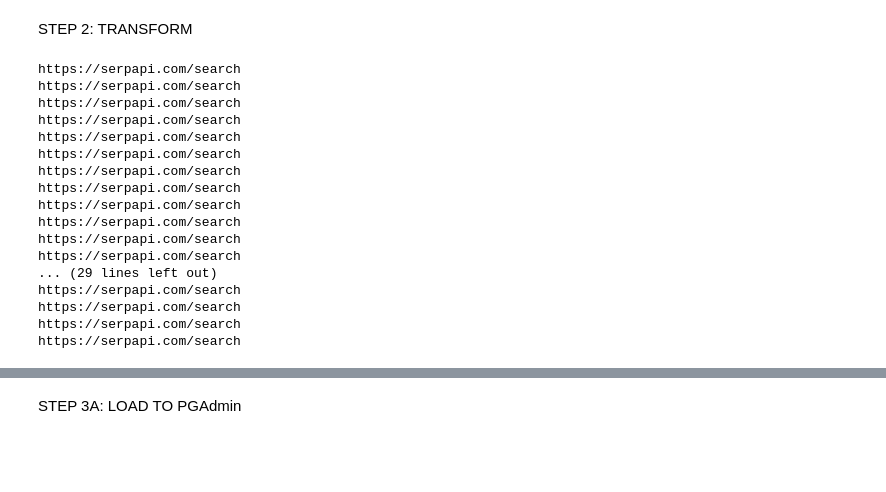
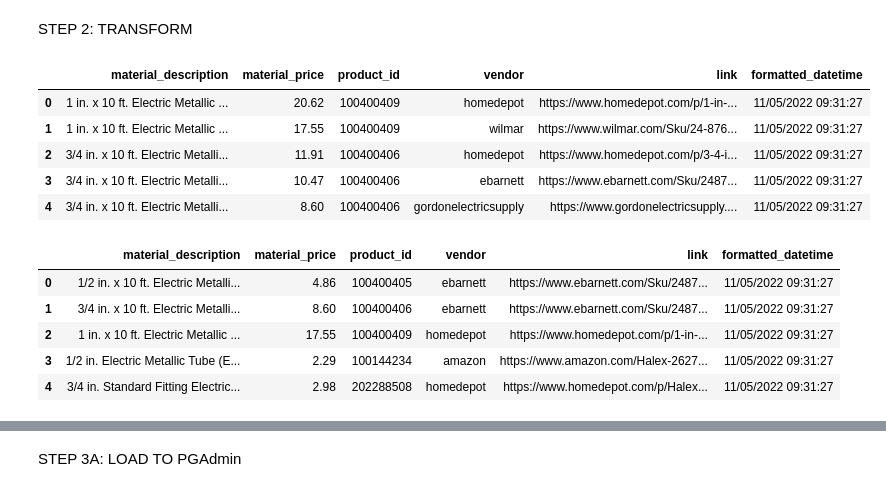
Before and after one commit to thegreatkeej/Estimator_Project, a Jupyter notebook: Resources/PGAdmin_Estimator.ipynb, the cells around one changed output, grey strips where cells are left out. Cells and saved outputs as stored; diff of their text form; code cells hidden in the pictures; blank space fills up the shorter version.

```diff
--- a/Resources/PGAdmin_Estimator.ipynb
+++ b/Resources/PGAdmin_Estimator.ipynb
@@ -177,44 +177,24 @@ clean_df = pd.concat(all_prices, axis=0, ignore_index=True)
 working_df = pd.DataFrame(lowest_prices)
 working_df = working_df.iloc[[3,1,0,5,8,4,2,6,7,12,13,14,15,9,10,11],:]
 working_df = working_df.reset_index(drop=True)
-# %%
-headquarter = clean_df.iloc[:,[3]]
-locations = headquarter["vendor"]
-
-headquarters = []
-
-for location in locations:
-    params = {
-      "q": f"where is {location} headquarters address",
-      "location": "United States",
-      "hl": "en",
-      "gl": "us",
-      "api_key": homeDepot_API
-    }
-    search = GoogleSearch(params)
-    results = search.get_dict()
-    location_results = results["organic_results"]
-    headquarters.append(location_results[1]['snippet_highlighted_words'])
-# %% [output]
-https://serpapi.com/search
-https://serpapi.com/search
-https://serpapi.com/search
-https://serpapi.com/search
-https://serpapi.com/search
-https://serpapi.com/search
-https://serpapi.com/search
-https://serpapi.com/search
-https://serpapi.com/search
-https://serpapi.com/search
-https://serpapi.com/search
-https://serpapi.com/search
-... (29 lines left out)
-https://serpapi.com/search
-https://serpapi.com/search
-https://serpapi.com/search
-https://serpapi.com/search
 # %%
-clean_df = clean_df.assign(location=headquarters)
+clean_df.head()
+# %% [output]
+|  | material_description | material_price | product_id | vendor | link | formatted_datetime |
+| 0 | 1 in. x 10 ft. Electric Metallic ... | 20.62 | 100400409 | homedepot | https://www.homedepot.com/p/1-in-... | 11/05/2022 09:31:27 |
+| 1 | 1 in. x 10 ft. Electric Metallic ... | 17.55 | 100400409 | wilmar | https://www.wilmar.com/Sku/24-876... | 11/05/2022 09:31:27 |
+| 2 | 3/4 in. x 10 ft. Electric Metalli... | 11.91 | 100400406 | homedepot | https://www.homedepot.com/p/3-4-i... | 11/05/2022 09:31:27 |
+| 3 | 3/4 in. x 10 ft. Electric Metalli... | 10.47 | 100400406 | ebarnett | https://www.ebarnett.com/Sku/2487... | 11/05/2022 09:31:27 |
+| 4 | 3/4 in. x 10 ft. Electric Metalli... | 8.60 | 100400406 | gordonelectricsupply | https://www.gordonelectricsupply.... | 11/05/2022 09:31:27 |
+# %%
+working_df.head()
+# %% [output]
+|  | material_description | material_price | product_id | vendor | link | formatted_datetime |
+| 0 | 1/2 in. x 10 ft. Electric Metalli... | 4.86 | 100400405 | ebarnett | https://www.ebarnett.com/Sku/2487... | 11/05/2022 09:31:27 |
+| 1 | 3/4 in. x 10 ft. Electric Metalli... | 8.60 | 100400406 | ebarnett | https://www.ebarnett.com/Sku/2487... | 11/05/2022 09:31:27 |
+| 2 | 1 in. x 10 ft. Electric Metallic ... | 17.55 | 100400409 | homedepot | https://www.homedepot.com/p/1-in-... | 11/05/2022 09:31:27 |
+| 3 | 1/2 in. Electric Metallic Tube (E... | 2.29 | 100144234 | amazon | https://www.amazon.com/Halex-2627... | 11/05/2022 09:31:27 |
+| 4 | 3/4 in. Standard Fitting Electric... | 2.98 | 202288508 | homedepot | https://www.homedepot.com/p/Halex... | 11/05/2022 09:31:27 |
 # %%
 # Creates 'all_vendor_table' by extracting from clean_df
 
```
Also changed, not shown: parts of 8 cells of this notebook, 10 other files.
